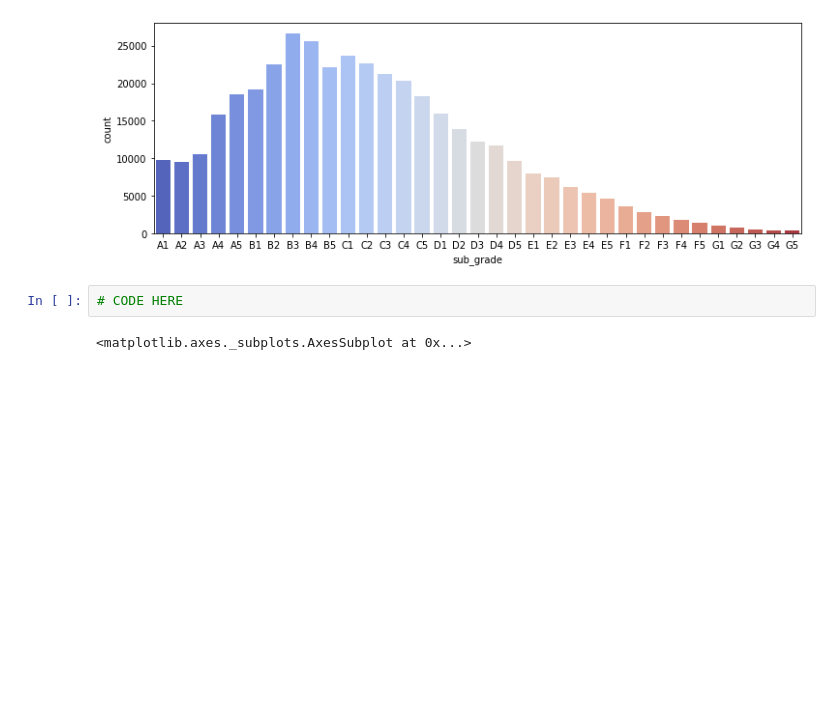
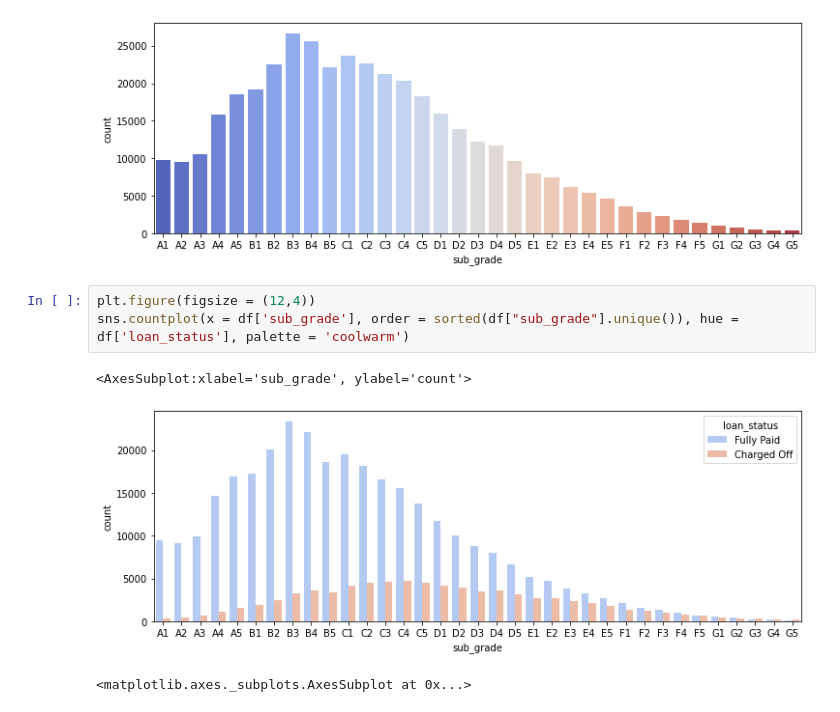
Before and after one commit to charlez1998/TensorFlow-Projects, a Jupyter notebook: TensorFlow_FILES/ANNs/03-Keras-Project-Exercise.ipynb, the cells around one changed output. Cells and saved outputs as stored; diff of their text form; blank space fills up the shorter version.

```diff
--- a/TensorFlow_FILES/ANNs/03-Keras-Project-Exercise.ipynb
+++ b/TensorFlow_FILES/ANNs/03-Keras-Project-Exercise.ipynb
@@ -426,8 +433,12 @@ sorted(df["sub_grade"].unique())
 # %% [output]
 <matplotlib.axes._subplots.AxesSubplot at 0x...>
 [figure]
-# %%
-# CODE HERE
+# %%
+plt.figure(figsize = (12,4))
+sns.countplot(x = df['sub_grade'], order = sorted(df["sub_grade"].unique()), hue = df['loan_status'], palette = 'coolwarm')
+# %% [output]
+<AxesSubplot:xlabel='sub_grade', ylabel='count'>
+[figure, added]
 # %%
 # %% [output]
 <matplotlib.axes._subplots.AxesSubplot at 0x...>
```
Also changed, not shown: parts of 11 cells of this notebook.
